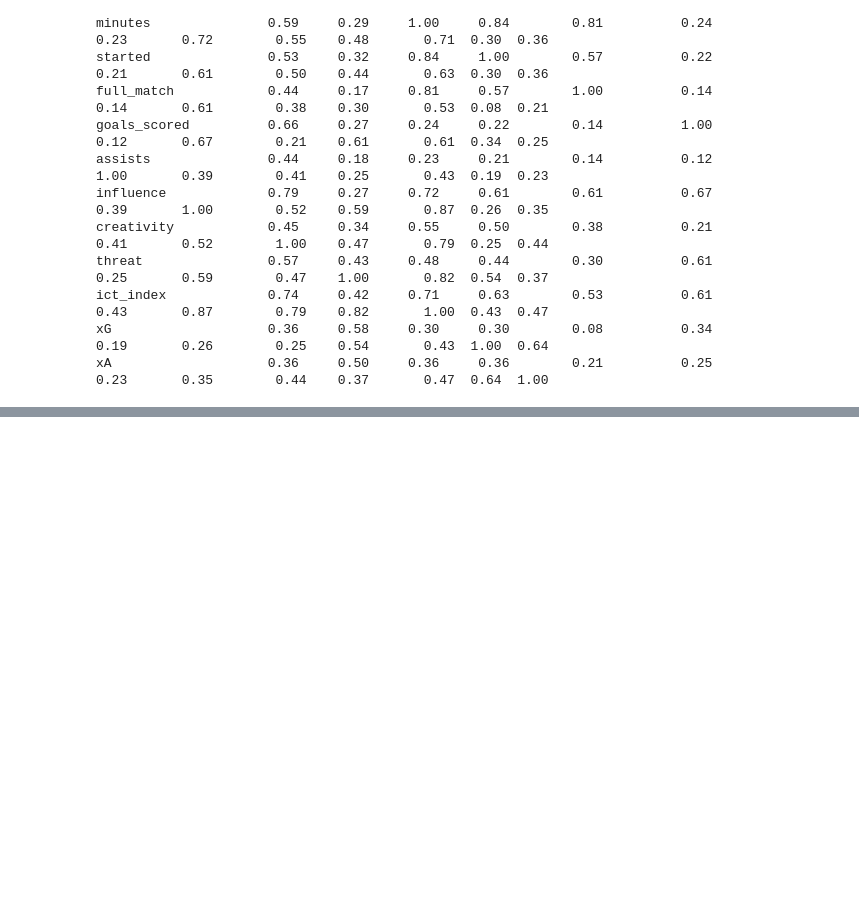
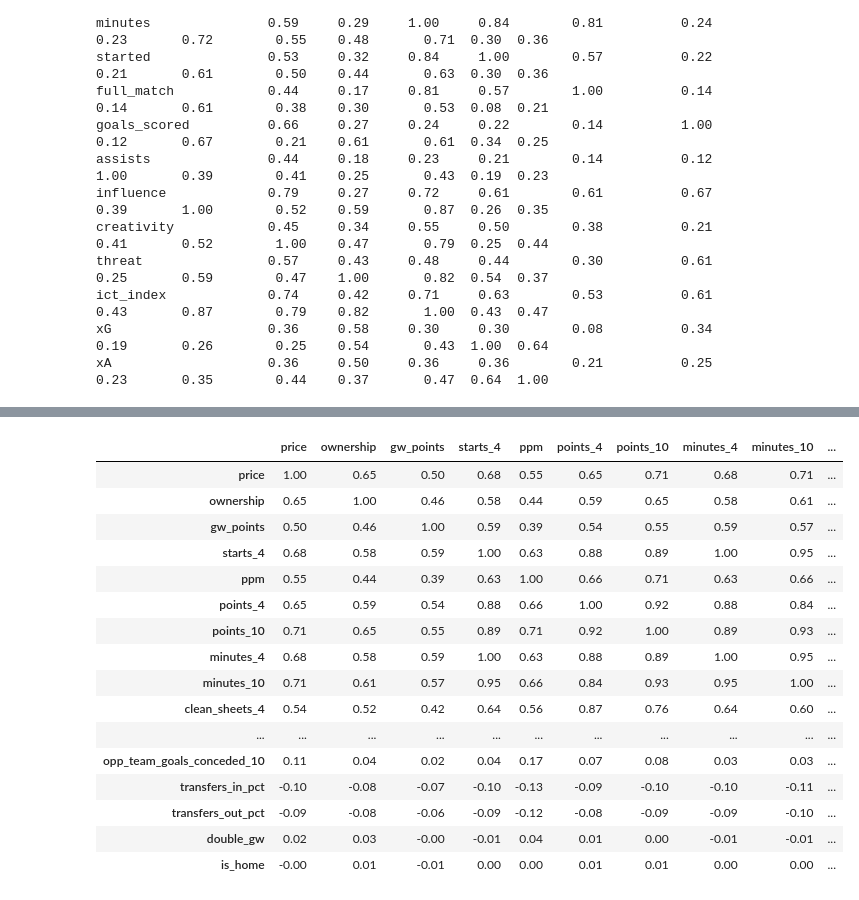
Before and after one commit to IoanKnowles/FPL_Test, a Jupyter notebook: notebooks/eda.ipynb, the cells around one changed output, grey strips where cells are left out. Cells and saved outputs as stored; diff of their text form; code cells hidden in the pictures; blank space fills up the shorter version.

```diff
--- a/notebooks/eda.ipynb
+++ b/notebooks/eda.ipynb
@@ -207,0 +249,41 @@ xA                    0.36     0.50     0.36     0.36        0.21          0.25
+# %%
+#Correlation Matrix for Goalkeepers
+
+import pandas as pd
+from pathlib import Path
+
+# 1. Load your feature matrix
+features_path = Path("..") / "data" / "processed" / "features_2025_GK.parquet"
+df = pd.read_parquet(features_path)
+
+# 2. Select only the numeric columns (drops your name/string fields)
+numeric = df.select_dtypes(include=["number"]).drop(columns=['element','round','element_type'],errors='ignore')
+
+# 3. Compute the Pearson correlation matrix
+corr = numeric.corr(method="pearson").round(2)
+
+# 4. Tidy display settings
+pd.set_option("display.max_rows", None)
+pd.set_option("display.max_columns", None)
+pd.set_option("display.precision", 2)
+
+# 5. Show it
+corr
+# %% [output]
+|  | price | ownership | gw_points | starts_4 | ppm | points_4 | points_10 | minutes_4 | minutes_10 | ... |
+| price | 1.00 | 0.65 | 0.50 | 0.68 | 0.55 | 0.65 | 0.71 | 0.68 | 0.71 | ... |
+| ownership | 0.65 | 1.00 | 0.46 | 0.58 | 0.44 | 0.59 | 0.65 | 0.58 | 0.61 | ... |
+| gw_points | 0.50 | 0.46 | 1.00 | 0.59 | 0.39 | 0.54 | 0.55 | 0.59 | 0.57 | ... |
+| starts_4 | 0.68 | 0.58 | 0.59 | 1.00 | 0.63 | 0.88 | 0.89 | 1.00 | 0.95 | ... |
+| ppm | 0.55 | 0.44 | 0.39 | 0.63 | 1.00 | 0.66 | 0.71 | 0.63 | 0.66 | ... |
+| points_4 | 0.65 | 0.59 | 0.54 | 0.88 | 0.66 | 1.00 | 0.92 | 0.88 | 0.84 | ... |
+| points_10 | 0.71 | 0.65 | 0.55 | 0.89 | 0.71 | 0.92 | 1.00 | 0.89 | 0.93 | ... |
+| minutes_4 | 0.68 | 0.58 | 0.59 | 1.00 | 0.63 | 0.88 | 0.89 | 1.00 | 0.95 | ... |
+| minutes_10 | 0.71 | 0.61 | 0.57 | 0.95 | 0.66 | 0.84 | 0.93 | 0.95 | 1.00 | ... |
+| clean_sheets_4 | 0.54 | 0.52 | 0.42 | 0.64 | 0.56 | 0.87 | 0.76 | 0.64 | 0.60 | ... |
+| ... | ... | ... | ... | ... | ... | ... | ... | ... | ... | ... |
+| opp_team_goals_conceded_10 | 0.11 | 0.04 | 0.02 | 0.04 | 0.17 | 0.07 | 0.08 | 0.03 | 0.03 | ... |
+| transfers_in_pct | -0.10 | -0.08 | -0.07 | -0.10 | -0.13 | -0.09 | -0.10 | -0.10 | -0.11 | ... |
+| transfers_out_pct | -0.09 | -0.08 | -0.06 | -0.09 | -0.12 | -0.08 | -0.09 | -0.09 | -0.10 | ... |
+| double_gw | 0.02 | 0.03 | -0.00 | -0.01 | 0.04 | 0.01 | 0.00 | -0.01 | -0.01 | ... |
+| is_home | -0.00 | 0.01 | -0.01 | 0.00 | 0.00 | 0.01 | 0.01 | 0.00 | 0.00 | ... |
```
Also changed, not shown: parts of 4 cells of this notebook, 12 other files.
